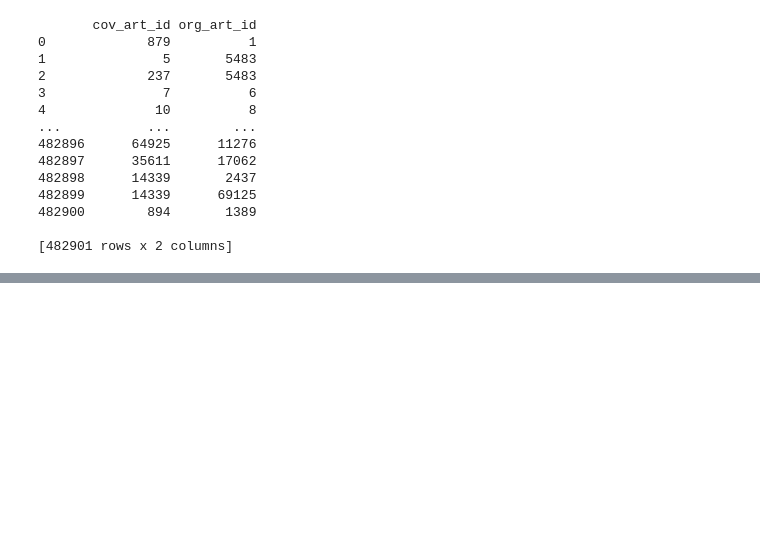
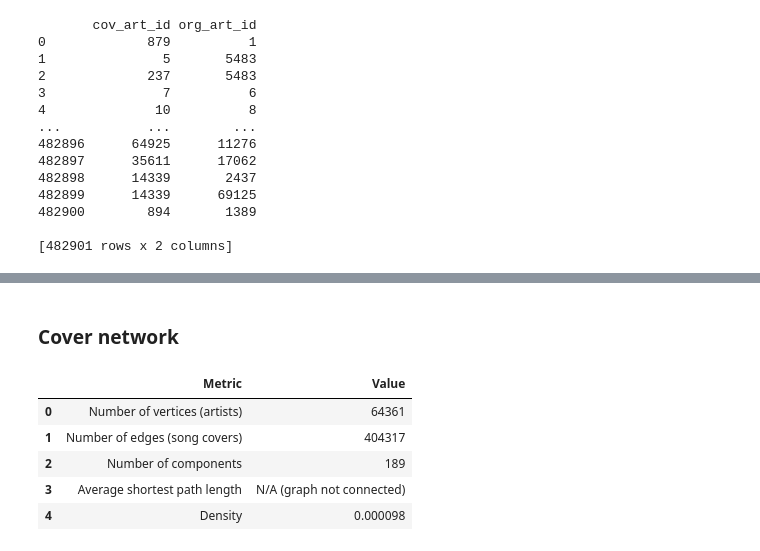
Before and after one commit to freiraum-bq/Music_Project, a Jupyter notebook: python/integrated.ipynb, the cells around one changed output, grey strips where cells are left out. Saved outputs shown, nothing was run; the diff lists cells and outputs as text; code cells hidden in the pictures; blank space fills up the shorter version.

```diff
--- a/python/integrated.ipynb
+++ b/python/integrated.ipynb
@@ -914,0 +423,22 @@ Number of edges (song covers)                     10084
+# %%
+# Basic stats
+print("Nodes:", G.number_of_nodes())
+print("Edges:", G.number_of_edges())
+
+# Count how many times each artist is covered
+cover_count = Counter()
+
+for u, v, data in G.edges(data=True):
+    if 'COVERED' in data.get('relation', []):
+        cover_count[v] += 1  # v = original artist who was covered
+
+# Get top 10 most covered artists
+top_10_covered = cover_count.most_common(10)
+
+# Create the DataFrame
+covered_top_10 = pd.DataFrame(
+    [(artist, G.nodes[artist]['name'], count) for artist, count in top_10_covered],
+    columns=['artist_id', 'artist_name', 'cover_count']
+)
+
+covered_top_10
@@ -914,0 +540,13 @@ Number of edges (song covers)                     10084
+# %% [markdown]
+### Cover network
+# %%
+# Description of cover subgraph
+cover_metrics_df = compute_graph_metrics(G_covered)
+cover_metrics_df
+# %% [output]
+|  | Metric | Value |
+| 0 | Number of vertices (artists) | 64361 |
+| 1 | Number of edges (song covers) | 404317 |
+| 2 | Number of components | 189 |
+| 3 | Average shortest path length | N/A (graph not connected) |
+| 4 | Density | 0.000098 |
```
Also changed, not shown: parts of 70 cells of this notebook.
